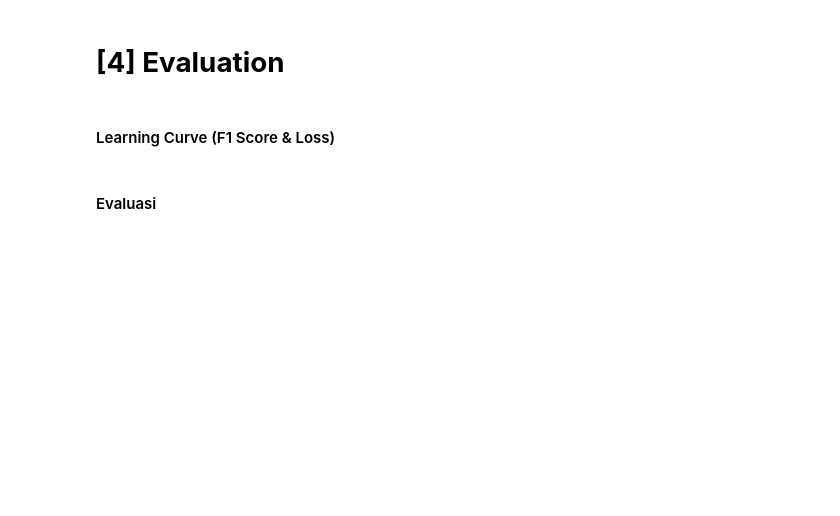
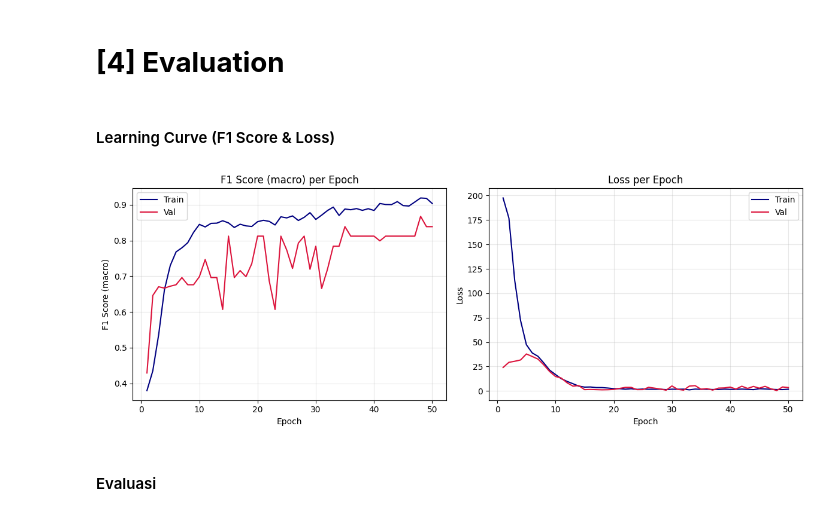
Before and after one commit to faqihfirman/computational-intelligence, a Jupyter notebook: tugas-kelompok/notebooks/mlp_classic.ipynb, the cells around one changed output. Saved outputs shown, nothing was run; the diff lists cells and outputs as text; code cells hidden in the pictures; blank space fills up the shorter version.

```diff
--- a/tugas-kelompok/notebooks/mlp_classic.ipynb
+++ b/tugas-kelompok/notebooks/mlp_classic.ipynb
@@ -197,28 +252,9 @@ history = model.fit(
 # %% [markdown]
 #### Learning Curve (F1 Score & Loss)
 # %%
-fig, (f1_ax, loss_ax) = plt.subplots(1, 2, figsize=(12, 4.5))
-
-epochs_range = range(1, len(history.history["loss"]) + 1)
-
-f1_ax.plot(epochs_range, history.history["f1_score"], label="Train F1", color="navy")
-f1_ax.plot(epochs_range, history.history["val_f1_score"], label="Val F1", color="crimson")
-f1_ax.set_title("F1 Score per Epoch")
-f1_ax.set_xlabel("Epoch")
-f1_ax.set_ylabel("F1 Score (macro)")
-f1_ax.legend()
-f1_ax.grid(alpha=0.3)
-
-loss_ax.plot(epochs_range, history.history["loss"], label="Train Loss", color="navy")
-loss_ax.plot(epochs_range, history.history["val_loss"], label="Val Loss", color="crimson")
-loss_ax.set_title("Loss per Epoch")
-loss_ax.set_xlabel("Epoch")
-loss_ax.set_ylabel("Loss")
-loss_ax.legend()
-loss_ax.grid(alpha=0.3)
-
-plt.tight_layout()
-plt.show()
+plot_learning_curve(history)
+# %% [output]
+[figure, added]
 # %% [markdown]
 #### Evaluasi
 # %%
```
Also changed, not shown: parts of 15 cells of this notebook.
